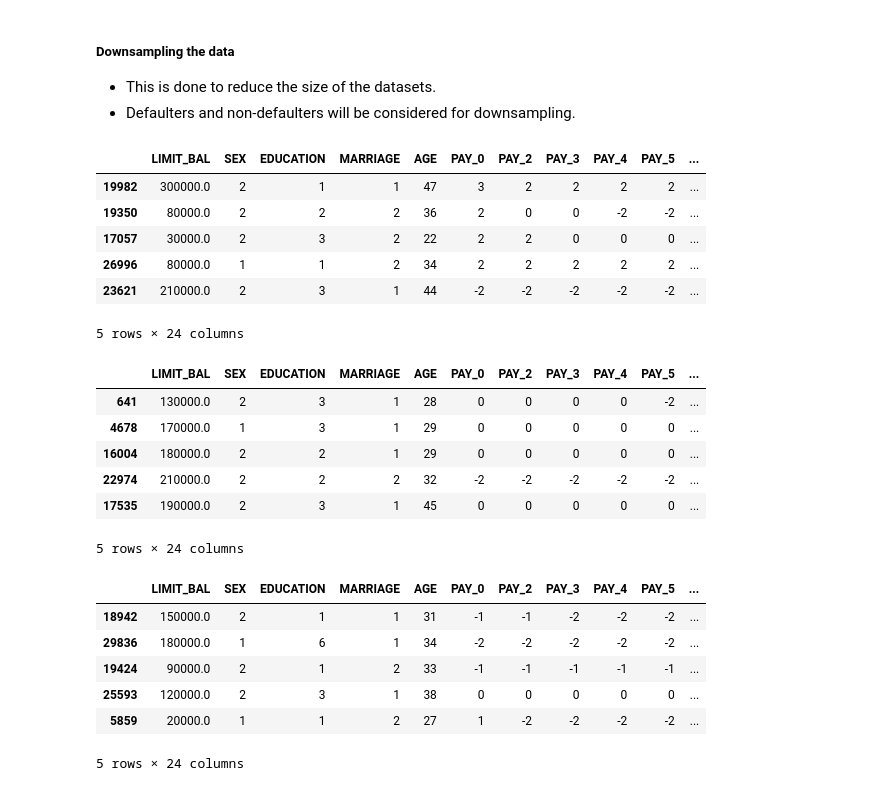
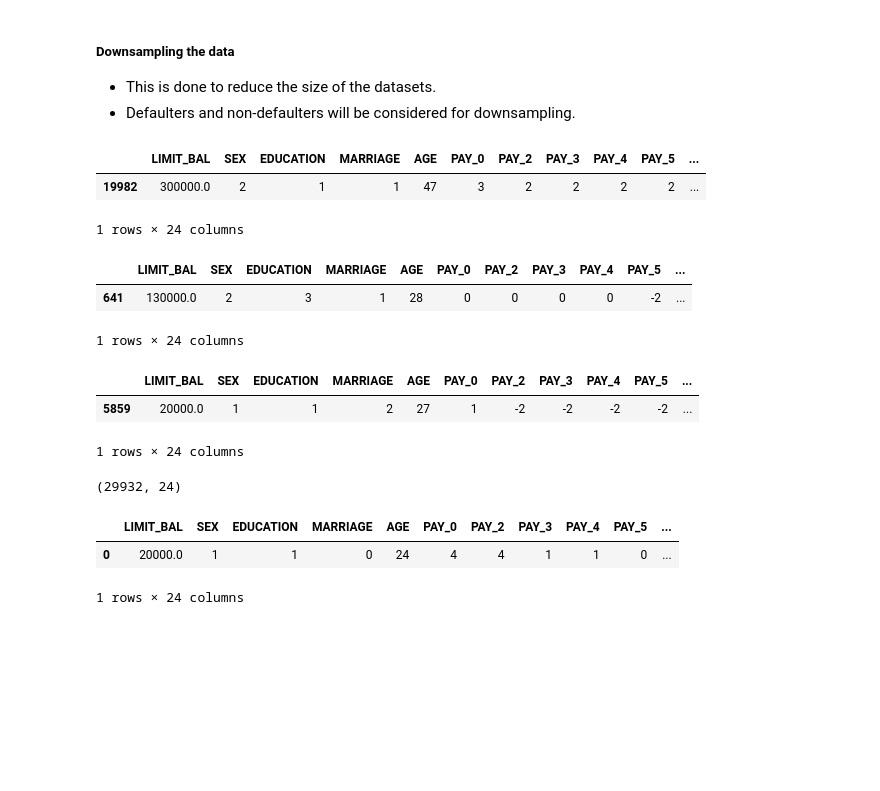
Before and after one commit to Bryteog/Credit-card-defaulters, a Jupyter notebook: main.ipynb, the cells around one changed output. Cells and saved outputs as stored; diff of their text form; code cells hidden in the pictures; blank space fills up the shorter version.

```diff
--- a/main.ipynb
+++ b/main.ipynb
@@ -130,36 +131,24 @@ df_default = df[df["default"] == 1]
 df_no_default = df[df["default"] == 0]
 # %%
 df_def_downsmpld = resample(df_default, replace = False, n_samples = 1000, random_state = 42)
-df_def_downsmpld.head()
+df_def_downsmpld.head(1)
 # %% [output]
 |  | LIMIT_BAL | SEX | EDUCATION | MARRIAGE | AGE | PAY_0 | PAY_2 | PAY_3 | PAY_4 | PAY_5 | ... |
 | 19982 | 300000.0 | 2 | 1 | 1 | 47 | 3 | 2 | 2 | 2 | 2 | ... |
-| 19350 | 80000.0 | 2 | 2 | 2 | 36 | 2 | 0 | 0 | -2 | -2 | ... |
-| 17057 | 30000.0 | 2 | 3 | 2 | 22 | 2 | 2 | 0 | 0 | 0 | ... |
-| 26996 | 80000.0 | 1 | 1 | 2 | 34 | 2 | 2 | 2 | 2 | 2 | ... |
-| 23621 | 210000.0 | 2 | 3 | 1 | 44 | -2 | -2 | -2 | -2 | -2 | ... |
-5 rows × 24 columns
+1 rows × 24 columns
 # %%
 df_no_def_downsmpld = resample(df_no_default, replace = False, n_samples = 1000, random_state = 42)
-df_no_def_downsmpld.head()
+df_no_def_downsmpld.head(1)
 # %% [output]
 |  | LIMIT_BAL | SEX | EDUCATION | MARRIAGE | AGE | PAY_0 | PAY_2 | PAY_3 | PAY_4 | PAY_5 | ... |
 | 641 | 130000.0 | 2 | 3 | 1 | 28 | 0 | 0 | 0 | 0 | -2 | ... |
-| 4678 | 170000.0 | 1 | 3 | 1 | 29 | 0 | 0 | 0 | 0 | 0 | ... |
-| 16004 | 180000.0 | 2 | 2 | 1 | 29 | 0 | 0 | 0 | 0 | 0 | ... |
-| 22974 | 210000.0 | 2 | 2 | 2 | 32 | -2 | -2 | -2 | -2 | -2 | ... |
-| 17535 | 190000.0 | 2 | 3 | 1 | 45 | 0 | 0 | 0 | 0 | 0 | ... |
-5 rows × 24 columns
+1 rows × 24 columns
 # %%
 # Joining the two
 
 df = pd.concat([df_def_downsmpld, df_no_def_downsmpld])
-df.tail()
+df.tail(1)
 # %% [output]
 |  | LIMIT_BAL | SEX | EDUCATION | MARRIAGE | AGE | PAY_0 | PAY_2 | PAY_3 | PAY_4 | PAY_5 | ... |
-| 18942 | 150000.0 | 2 | 1 | 1 | 31 | -1 | -1 | -2 | -2 | -2 | ... |
-| 29836 | 180000.0 | 1 | 6 | 1 | 34 | -2 | -2 | -2 | -2 | -2 | ... |
-| 19424 | 90000.0 | 2 | 1 | 2 | 33 | -1 | -1 | -1 | -1 | -1 | ... |
-| 25593 | 120000.0 | 2 | 3 | 1 | 38 | 0 | 0 | 0 | 0 | 0 | ... |
 | 5859 | 20000.0 | 1 | 1 | 2 | 27 | 1 | -2 | -2 | -2 | -2 | ... |
-5 rows × 24 columns
+1 rows × 24 columns
@@ -166,3 +157,25 @@ df.tail()
+# %%
+df.shape
+# %% [output]
+(29932, 24)
+# %%
+# Encoding categorical columns
+lab_enc = LabelEncoder()
+
+df["SEX"] = lab_enc.fit_transform(df["SEX"])
+df["EDUCATION"] = lab_enc.fit_transform(df["EDUCATION"])
+df["MARRIAGE"] = lab_enc.fit_transform(df["MARRIAGE"])
+df["PAY_0"] = lab_enc.fit_transform(df["PAY_0"])
+df["PAY_2"] = lab_enc.fit_transform(df["PAY_2"])
+df["PAY_3"] = lab_enc.fit_transform(df["PAY_3"])
+df["PAY_4"] = lab_enc.fit_transform(df["PAY_4"])
+df["PAY_5"] = lab_enc.fit_transform(df["PAY_5"])
+df["PAY_6"] = lab_enc.fit_transform(df["PAY_6"])
+df.head(1)
+# %% [output]
+|  | LIMIT_BAL | SEX | EDUCATION | MARRIAGE | AGE | PAY_0 | PAY_2 | PAY_3 | PAY_4 | PAY_5 | ... |
+| 0 | 20000.0 | 1 | 1 | 0 | 24 | 4 | 4 | 1 | 1 | 0 | ... |
+1 rows × 24 columns
 # %%
 # Splitting data
 
```
Also changed, not shown: parts of 31 cells of this notebook.
